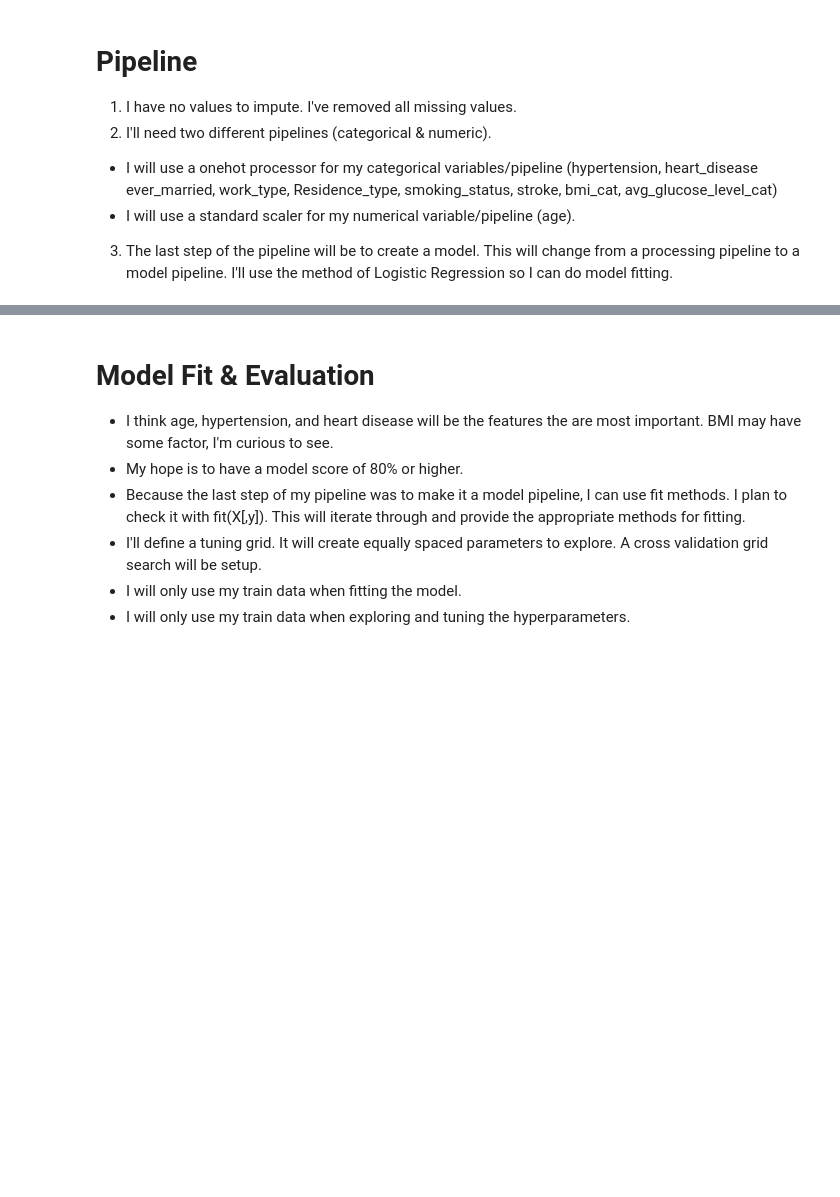
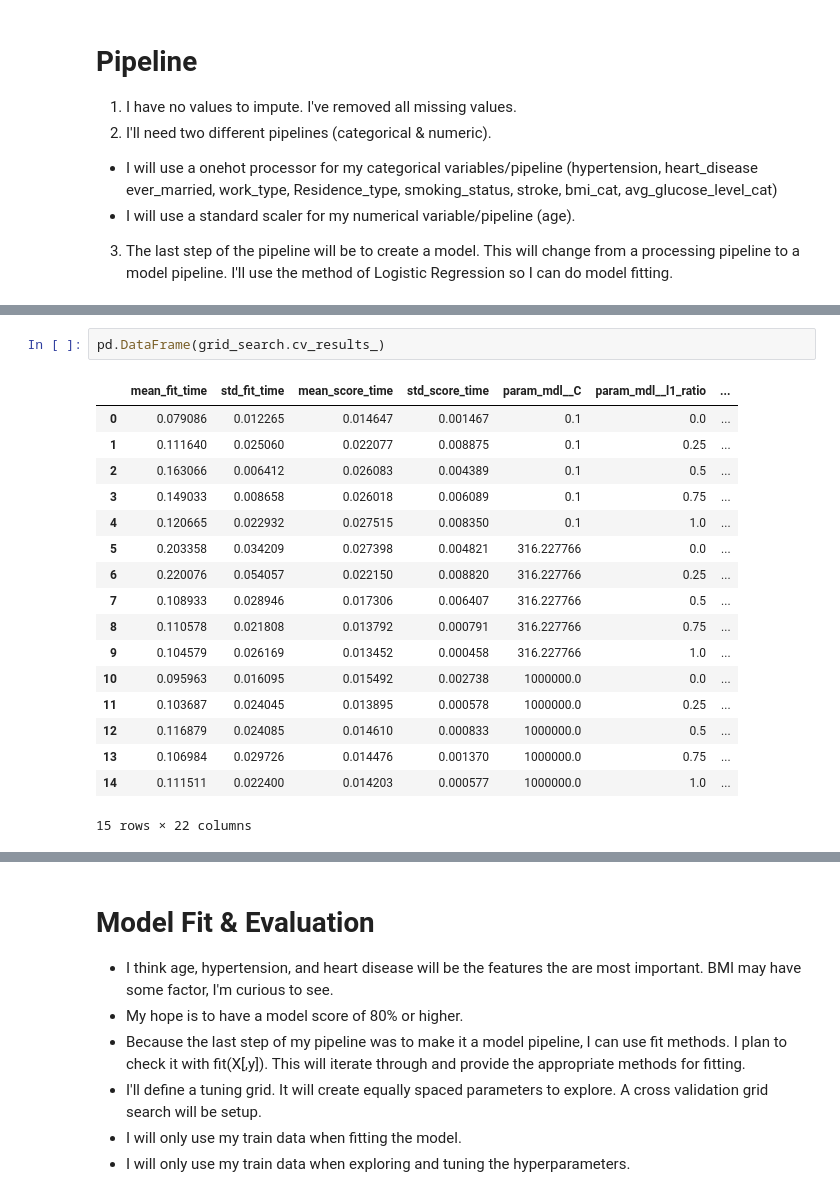
Before and after one commit to matthewdheilmanvanderbilt/CS5262_MachineLearning, a Jupyter notebook: stroke_prediction.ipynb, the cells around one changed output, grey strips where cells are left out. Drawn from its saved outputs; the diff is of its cells as text; blank space fills up the shorter version.

```diff
--- a/stroke_prediction.ipynb
+++ b/stroke_prediction.ipynb
@@ -809,0 +910,20 @@ Pipeline(steps=[('preproc',
+# %%
+pd.DataFrame(grid_search.cv_results_)
+# %% [output]
+|  | mean_fit_time | std_fit_time | mean_score_time | std_score_time | param_mdl__C | param_mdl__l1_ratio | ... |
+| 0 | 0.079086 | 0.012265 | 0.014647 | 0.001467 | 0.1 | 0.0 | ... |
+| 1 | 0.111640 | 0.025060 | 0.022077 | 0.008875 | 0.1 | 0.25 | ... |
+| 2 | 0.163066 | 0.006412 | 0.026083 | 0.004389 | 0.1 | 0.5 | ... |
+| 3 | 0.149033 | 0.008658 | 0.026018 | 0.006089 | 0.1 | 0.75 | ... |
+| 4 | 0.120665 | 0.022932 | 0.027515 | 0.008350 | 0.1 | 1.0 | ... |
+| 5 | 0.203358 | 0.034209 | 0.027398 | 0.004821 | 316.227766 | 0.0 | ... |
+| 6 | 0.220076 | 0.054057 | 0.022150 | 0.008820 | 316.227766 | 0.25 | ... |
+| 7 | 0.108933 | 0.028946 | 0.017306 | 0.006407 | 316.227766 | 0.5 | ... |
+| 8 | 0.110578 | 0.021808 | 0.013792 | 0.000791 | 316.227766 | 0.75 | ... |
+| 9 | 0.104579 | 0.026169 | 0.013452 | 0.000458 | 316.227766 | 1.0 | ... |
+| 10 | 0.095963 | 0.016095 | 0.015492 | 0.002738 | 1000000.0 | 0.0 | ... |
+| 11 | 0.103687 | 0.024045 | 0.013895 | 0.000578 | 1000000.0 | 0.25 | ... |
+| 12 | 0.116879 | 0.024085 | 0.014610 | 0.000833 | 1000000.0 | 0.5 | ... |
+| 13 | 0.106984 | 0.029726 | 0.014476 | 0.001370 | 1000000.0 | 0.75 | ... |
+| 14 | 0.111511 | 0.022400 | 0.014203 | 0.000577 | 1000000.0 | 1.0 | ... |
+15 rows × 22 columns
```
Also changed, not shown: parts of 35 cells of this notebook.
